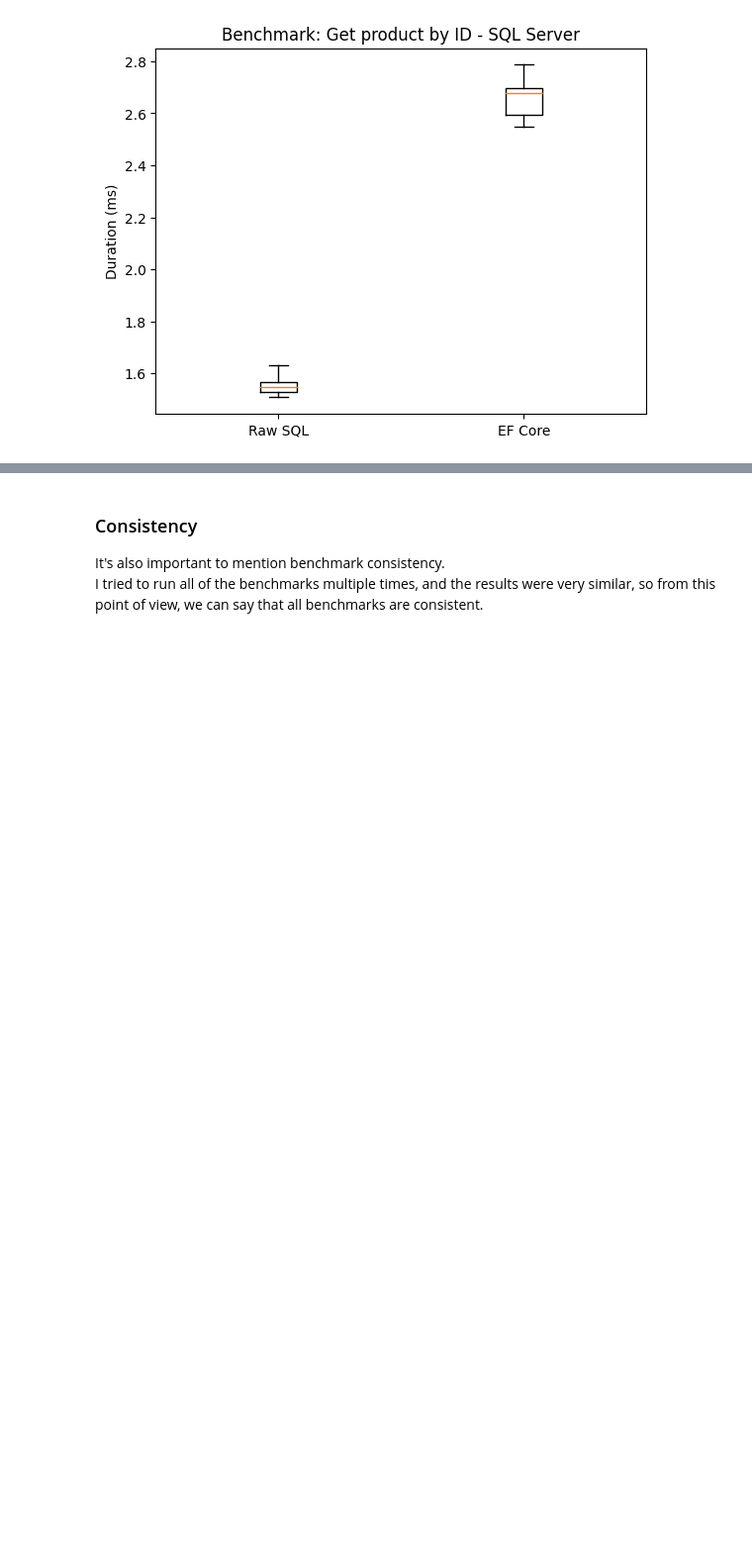
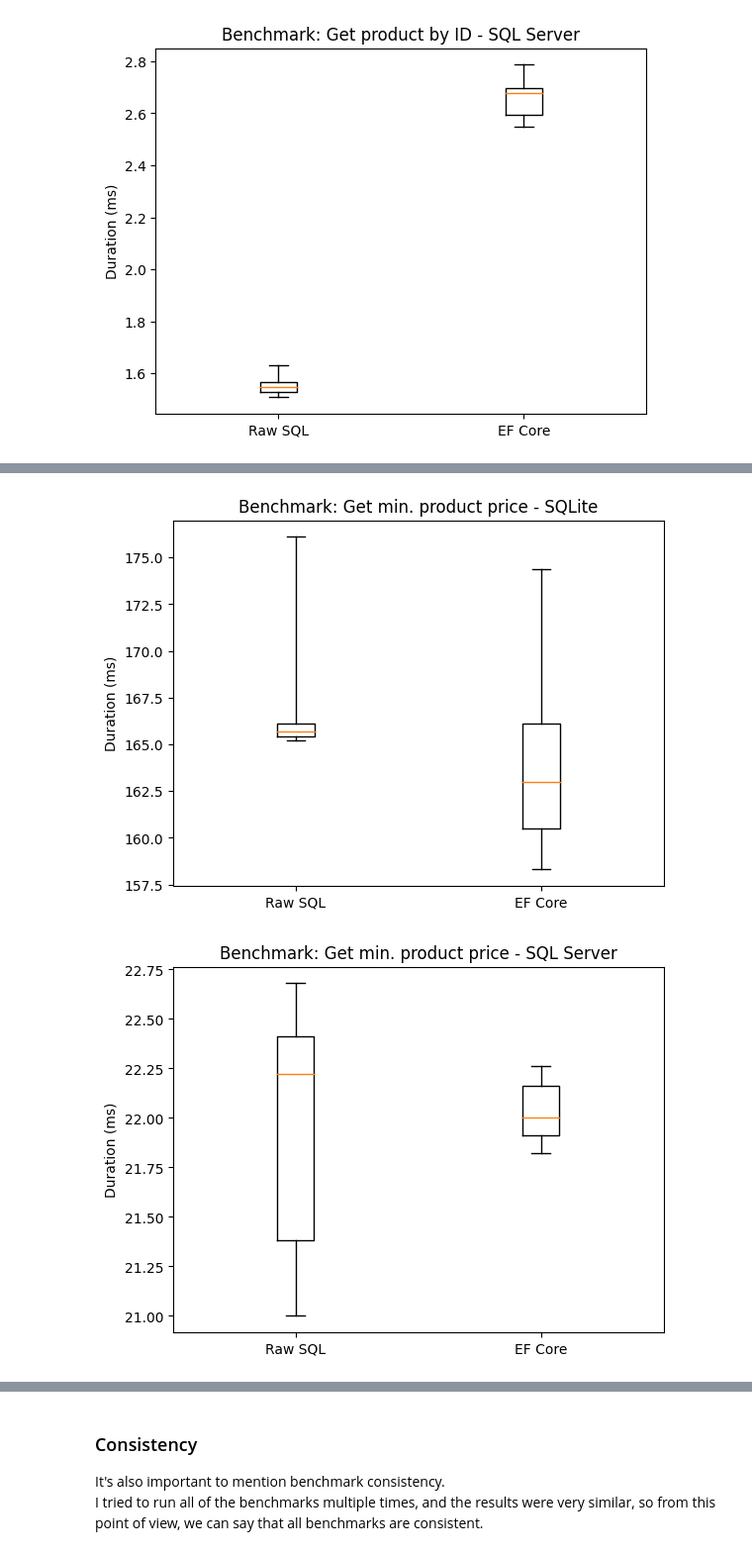
Before and after one commit to VL-CZ/NSWI131-dotnet-db-benchmarks, a Jupyter notebook: report.ipynb, the cells around one changed output, grey strips where cells are left out. Shown at 99% size. Drawn from its saved outputs; the diff is of its cells as text; code cells hidden in the pictures; blank space fills up the shorter version.

```diff
--- a/report.ipynb
+++ b/report.ipynb
@@ -166,0 +181,7 @@ render_benchmark_graphs(benchmark_name_raw, "Get product by ID", True, False)
+# %%
+benchmark_name_raw = "GetMinProductPriceBenchmark"
+
+render_benchmark_graphs(benchmark_name_raw, "Get min. product price", False, False)
+# %% [output]
+[figure, added]
+[figure, added]
```
Also changed, not shown: parts of 5 cells of this notebook.
